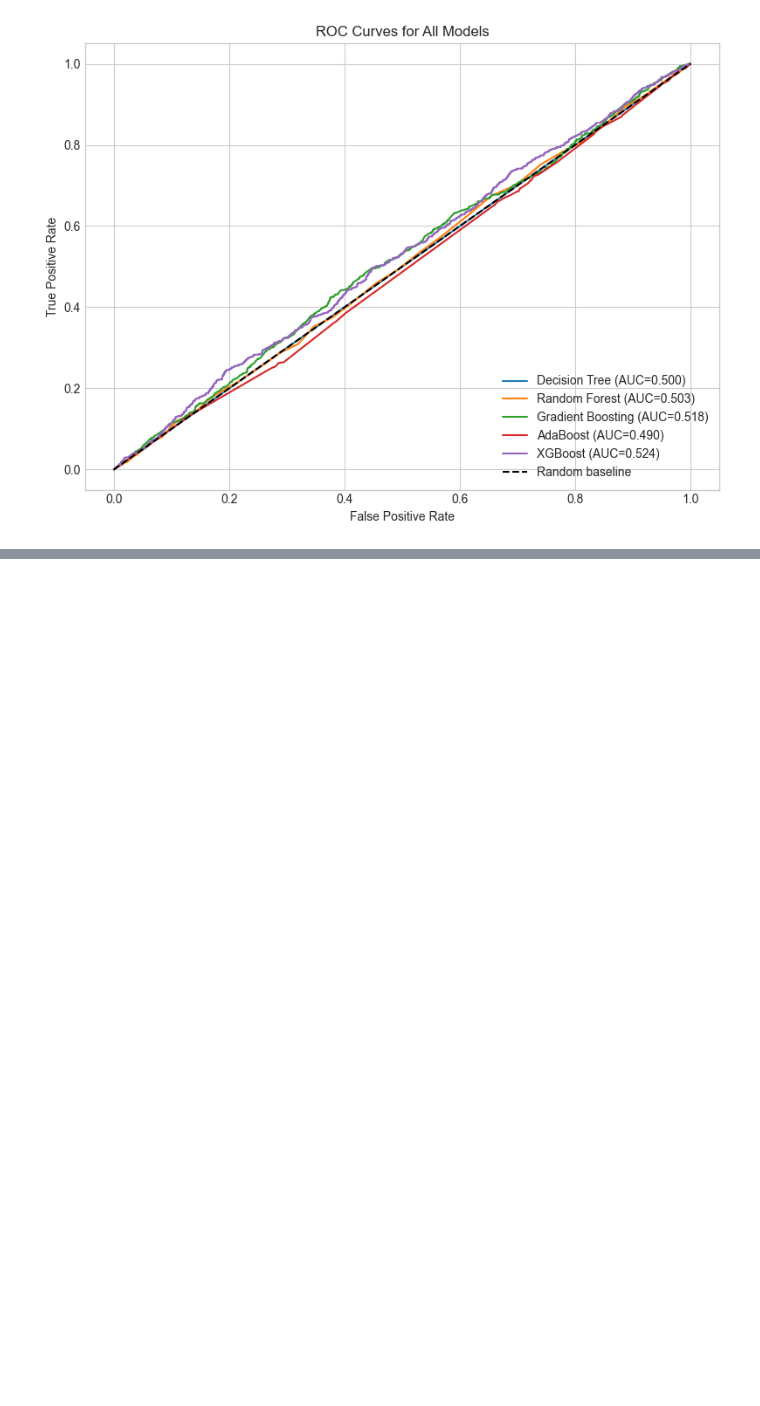
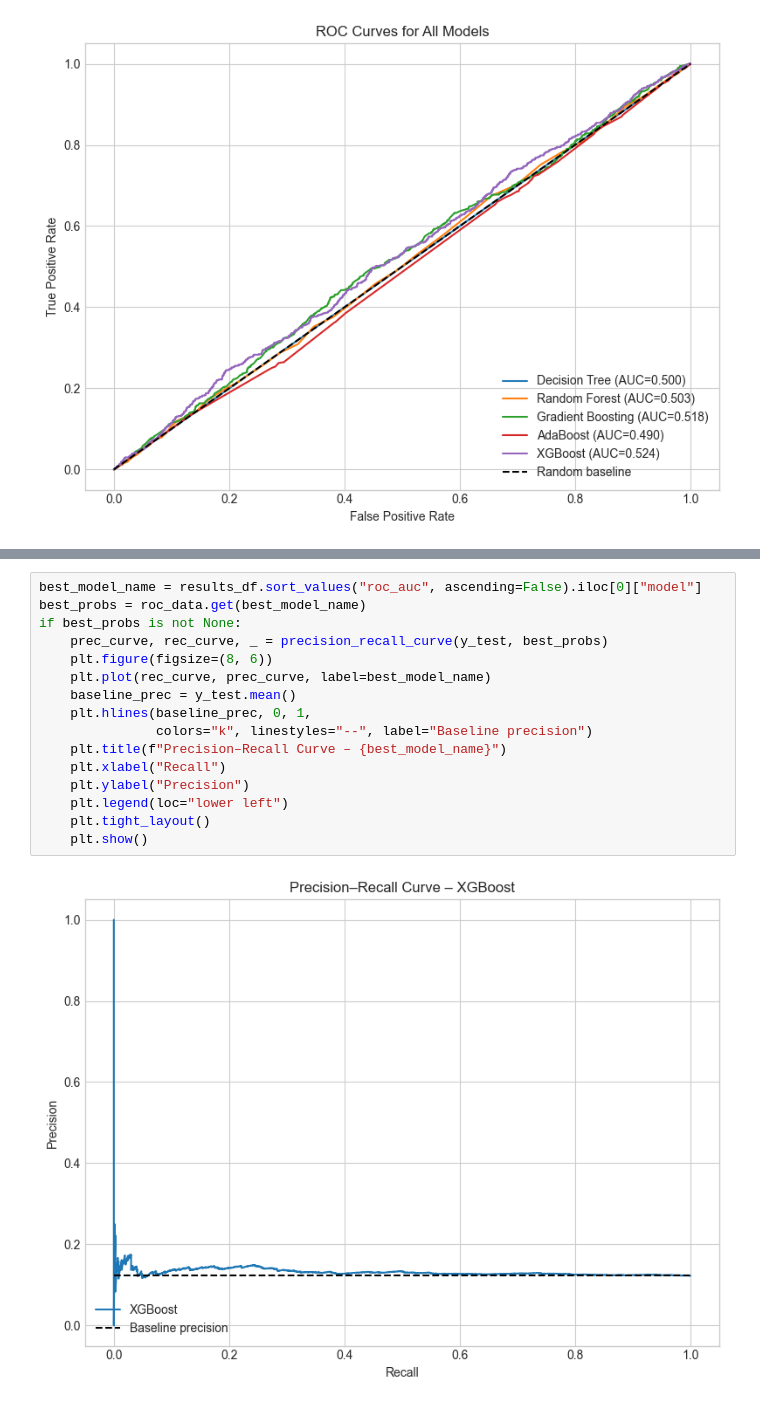
Before and after one commit to albertokabore/Hospital-Readmission-Prediction, a Jupyter notebook: notebooks/Readmission_Project.ipynb, the cells around one changed output, grey strips where cells are left out. Drawn from its saved outputs; the diff is of its cells as text; blank space fills up the shorter version.

```diff
--- a/notebooks/Readmission_Project.ipynb
+++ b/notebooks/Readmission_Project.ipynb
@@ -1048,0 +1144,18 @@ plt.show()
+# %%
+best_model_name = results_df.sort_values("roc_auc", ascending=False).iloc[0]["model"]
+best_probs = roc_data.get(best_model_name)
+if best_probs is not None:
+    prec_curve, rec_curve, _ = precision_recall_curve(y_test, best_probs)
+    plt.figure(figsize=(8, 6))
+    plt.plot(rec_curve, prec_curve, label=best_model_name)
+    baseline_prec = y_test.mean()
+    plt.hlines(baseline_prec, 0, 1,
+               colors="k", linestyles="--", label="Baseline precision")
+    plt.title(f"Precision–Recall Curve – {best_model_name}")
+    plt.xlabel("Recall")
+    plt.ylabel("Precision")
+    plt.legend(loc="lower left")
+    plt.tight_layout()
+    plt.show()
+# %% [output]
+[figure, added]
```
Also changed, not shown: parts of 4 cells of this notebook.
